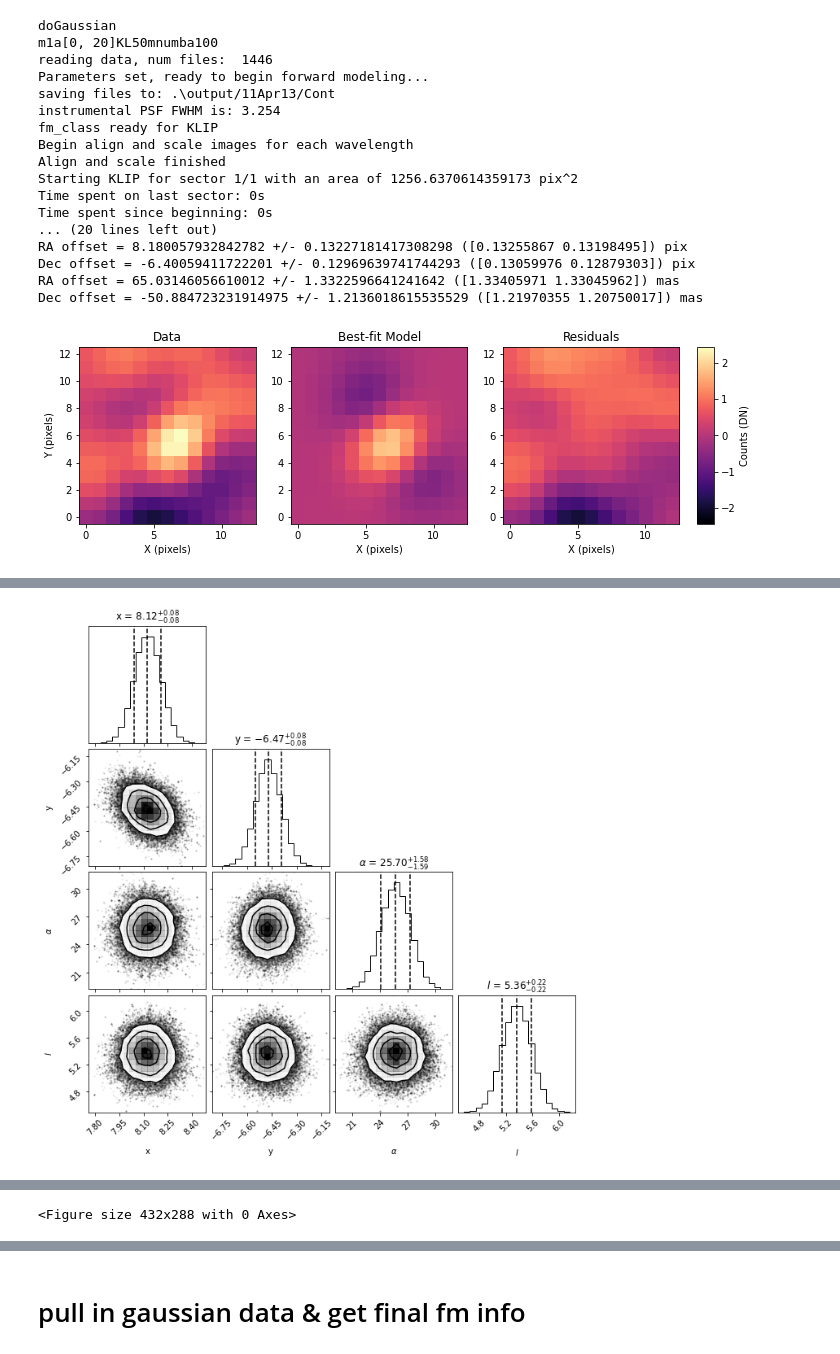
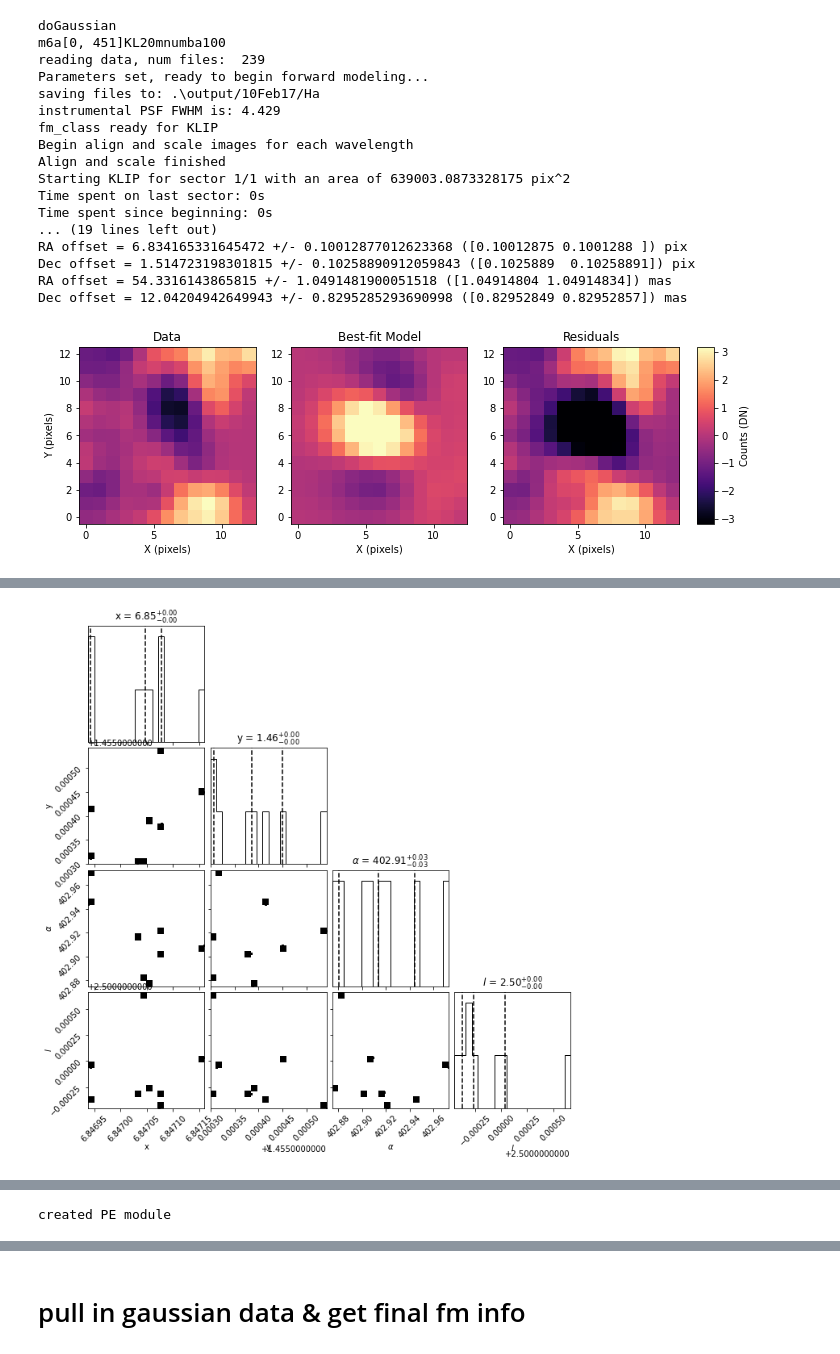
Before and after one commit to wbalmer/diskShapers, a Jupyter notebook: forwardModel/fm_evidence.ipynb, the cells around one changed output, grey strips where cells are left out. Cells and saved outputs as stored; diff of their text form; code cells hidden in the pictures.

Commit message:
working on new figures

```diff
--- a/forwardModel/fm_evidence.ipynb
+++ b/forwardModel/fm_evidence.ipynb
@@ -45,14 +45,14 @@ pa_offset=-0.497
 pa_uncertainty=0.192
 # %%
 # loop inputs
-date = '11Apr13'  # str(input('enter date in format ##Month##: '))
-fwhm = 4.0  # float(input('enter dataset fwhm: '))
+date = '10Feb17'  # str(input('enter date in format ##Month##: '))
+fwhm = 5.5  # float(input('enter dataset fwhm: '))
 ann1 = 0  # int(input('enter IWA: '))
-ann2 = 20  # int(input('enter OWA: '))
-sep = 11  # int(input('enter sep: '))
-pa = 125  # int(input('enter pa: '))
+ann2 = 451  # int(input('enter OWA: '))
+sep = 7  # int(input('enter sep: '))
+pa = 78  # int(input('enter pa: '))
 
-prefixes = ['Cont']
+prefixes = ['Ha']
 # psfplans = [['doGhost', fwhm], ['doMoffat', fwhm],
 #             ['doGaussian', fwhm]]#, ['doGs', fwhm]]
 psfplans = [['doGaussian', fwhm]]
@@ -149,21 +150,21 @@ for instpsf in psfplans:
         FWHM = instpsf[1]
 
     # parameters
-    KLmode = 50
+    KLmode = 20
     numbasis = 100#KLmode
     contrast = 1e-2
 #     ann1, ann2 = 4,20
     an = [ann1, ann2]
     an2 = [ann1, ann2]
-    move = 1
+    move = 6
     scale = 1
-    smooth = 1#None
+    smooth = None
 
     global params
     params = 'm'+str(move)+'a'+str(an)+'KL'+str(KLmode)+'mnumba'+str(numbasis)
     print(params)
     cores = mp.cpu_count()
-    highpass = 1.5*FWHM
+    highpass = 4#*FWHM
 
     # run
     for i in range(len(filepaths)):
@@ -223,6 +224,7 @@ for instpsf in psfplans:
 
         # get data_stamp frame
         data_frame = fits.getdata(output_prefix + "-klipped-KLmodes-all.fits")[0]
+        data_frame = domask(data_frame, inn=5, outt=451)
         data_header = fits.getheader(output_prefix + "-klipped-KLmodes-all.fits")
         if smooth:
             data_frame = nan_gaussian_filter(data_frame, smooth)
@@ -311,41 +313,41 @@ for instpsf in psfplans:
         plt.show()
 
         evidence = fit.fit_stats()
 
         #Forward model evidence
         fm_evidence = evidence[0]['nested sampling global log-evidence']
         #forward model parameter distributions, containing the median and percentiles for each
         fm_posteriors = evidence[0]['marginals']
 
         #Null model evidence
         null_evidence = evidence[1]['nested sampling global log-evidence']
         #null parameter distributions, containing the median and percentiles for each
         null_posteriors = evidence[1]['marginals']
         global evidence_ratio
         evidence_ratio = np.exp(fm_evidence)/np.exp(null_evidence)
 
         print('evidence ratio is: ',round(np.log(evidence_ratio), 4),' >5 is strong evidence')
         global snr
         residnfig, snr = fit.fm_residuals()
         residfig, resids = residnfig
         residfig
         plt.savefig(output_prefix+'_BKA_residuals'+PSFpath.replace('do',str(FWHM))+'.png', transparent=True, dpi=300)
 # %% [output]
 doGaussian
-m1a[0, 20]KL50mnumba100
-reading data, num files:  1446
+m6a[0, 451]KL20mnumba100
+reading data, num files:  239
 Parameters set, ready to begin forward modeling...
-saving files to: .\output/11Apr13/Cont
-instrumental PSF FWHM is: 3.254
+saving files to: .\output/10Feb17/Ha
+instrumental PSF FWHM is: 4.429
 fm_class ready for KLIP
 Begin align and scale images for each wavelength
 Align and scale finished
-Starting KLIP for sector 1/1 with an area of 1256.6370614359173 pix^2
+Starting KLIP for sector 1/1 with an area of 639003.0873328175 pix^2
 Time spent on last sector: 0s
 Time spent since beginning: 0s
-... (20 lines left out)
-RA offset = 8.180057932842782 +/- 0.13227181417308298 ([0.13255867 0.13198495]) pix
-Dec offset = -6.40059411722201 +/- 0.12969639741744293 ([0.13059976 0.12879303]) pix
-RA offset = 65.03146056610012 +/- 1.3322596641241642 ([1.33405971 1.33045962]) mas
-Dec offset = -50.884723231914975 +/- 1.2136018615535529 ([1.21970355 1.20750017]) mas
+... (19 lines left out)
+RA offset = 6.834165331645472 +/- 0.10012877012623368 ([0.10012875 0.1001288 ]) pix
+Dec offset = 1.514723198301815 +/- 0.10258890912059843 ([0.1025889  0.10258891]) pix
+RA offset = 54.3316143865815 +/- 1.0491481900051518 ([1.04914804 1.04914834]) mas
+Dec offset = 12.04204942649943 +/- 0.8295285293690998 ([0.82952849 0.82952857]) mas
-[figure, old version]
+[figure, new version]
@@ -352 +360 @@ Dec offset = -50.884723231914975 +/- 1.2136018615535529 ([1.21970355 1.20750017]
-[figure, old version]
+[figure, new version]
@@ -372 +361 @@ set bounds
-<Figure size 432x288 with 0 Axes>
+created PE module
```
Also changed, not shown: parts of 2 cells of this notebook, 8 other files.
